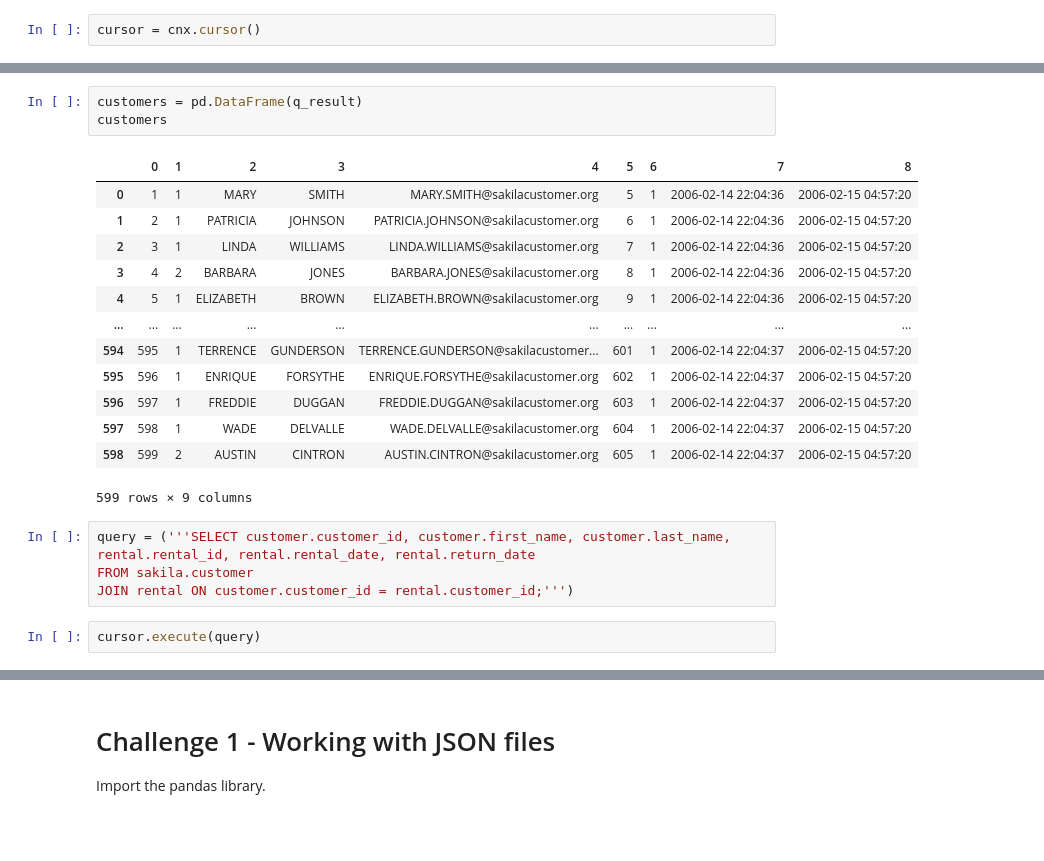
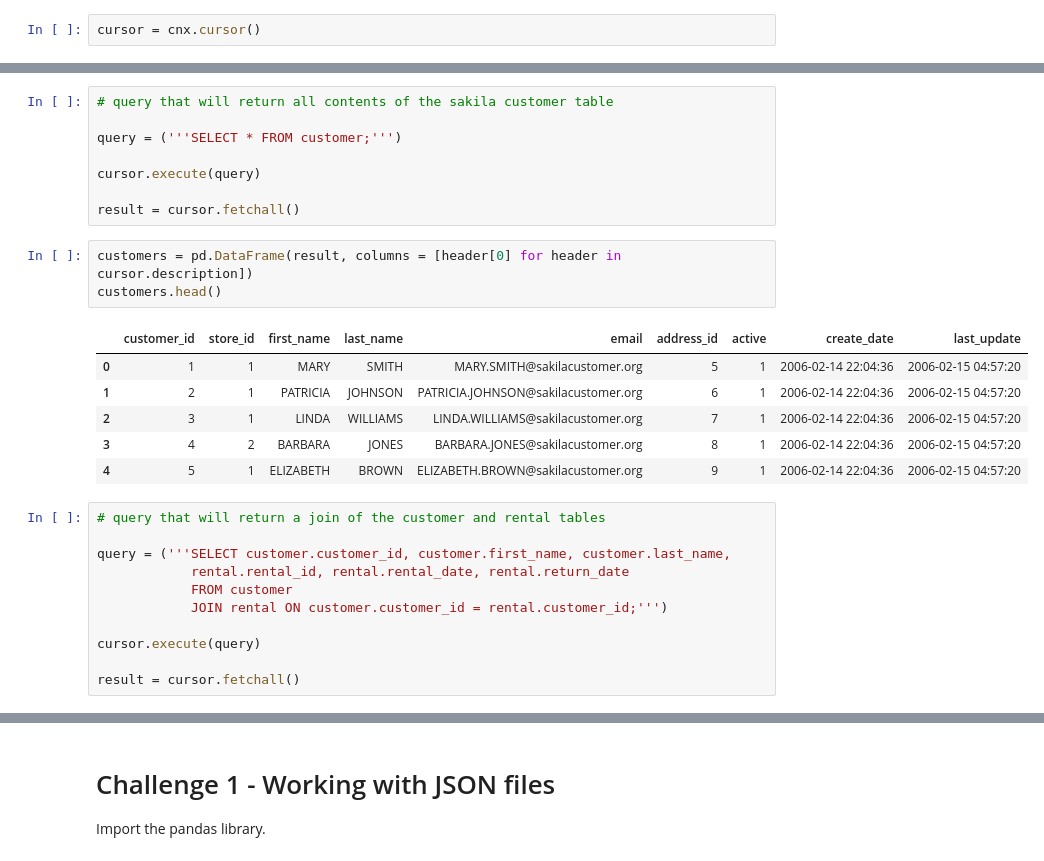
Before and after one commit to ta-data-lis/lab-import-export, a Jupyter notebook: your-code/main.ipynb, the cells around one changed output, grey strips where cells are left out. Saved outputs shown, nothing was run; the diff lists cells and outputs as text; blank space fills up the shorter version.

```diff
--- a/your-code/main.ipynb
+++ b/your-code/main.ipynb
@@ -54,23 +28,29 @@ q_result
-# %%
-customers = pd.DataFrame(q_result)
-customers
-# %% [output]
-|  | 0 | 1 | 2 | 3 | 4 | 5 | 6 | 7 | 8 |
-| 0 | 1 | 1 | MARY | SMITH | MARY.SMITH@sakilacustomer.org | 5 | 1 | 2006-02-14 22:04:36 | 2006-02-15 04:57:20 |
-| 1 | 2 | 1 | PATRICIA | JOHNSON | PATRICIA.JOHNSON@sakilacustomer.org | 6 | 1 | 2006-02-14 22:04:36 | 2006-02-15 04:57:20 |
-| 2 | 3 | 1 | LINDA | WILLIAMS | LINDA.WILLIAMS@sakilacustomer.org | 7 | 1 | 2006-02-14 22:04:36 | 2006-02-15 04:57:20 |
-| 3 | 4 | 2 | BARBARA | JONES | BARBARA.JONES@sakilacustomer.org | 8 | 1 | 2006-02-14 22:04:36 | 2006-02-15 04:57:20 |
-| 4 | 5 | 1 | ELIZABETH | BROWN | ELIZABETH.BROWN@sakilacustomer.org | 9 | 1 | 2006-02-14 22:04:36 | 2006-02-15 04:57:20 |
-| ... | ... | ... | ... | ... | ... | ... | ... | ... | ... |
-| 594 | 595 | 1 | TERRENCE | GUNDERSON | TERRENCE.GUNDERSON@sakilacustomer... | 601 | 1 | 2006-02-14 22:04:37 | 2006-02-15 04:57:20 |
-| 595 | 596 | 1 | ENRIQUE | FORSYTHE | ENRIQUE.FORSYTHE@sakilacustomer.org | 602 | 1 | 2006-02-14 22:04:37 | 2006-02-15 04:57:20 |
-| 596 | 597 | 1 | FREDDIE | DUGGAN | FREDDIE.DUGGAN@sakilacustomer.org | 603 | 1 | 2006-02-14 22:04:37 | 2006-02-15 04:57:20 |
-| 597 | 598 | 1 | WADE | DELVALLE | WADE.DELVALLE@sakilacustomer.org | 604 | 1 | 2006-02-14 22:04:37 | 2006-02-15 04:57:20 |
-| 598 | 599 | 2 | AUSTIN | CINTRON | AUSTIN.CINTRON@sakilacustomer.org | 605 | 1 | 2006-02-14 22:04:37 | 2006-02-15 04:57:20 |
-599 rows × 9 columns
+# %%
+# query that will return all contents of the sakila customer table
+
+query = ('''SELECT * FROM customer;''')
+
+cursor.execute(query)
+
+result = cursor.fetchall()
+# %%
+customers = pd.DataFrame(result, columns = [header[0] for header in cursor.description])
+customers.head()
+# %% [output]
+|  | customer_id | store_id | first_name | last_name | email | address_id | active | create_date | last_update |
+| 0 | 1 | 1 | MARY | SMITH | MARY.SMITH@sakilacustomer.org | 5 | 1 | 2006-02-14 22:04:36 | 2006-02-15 04:57:20 |
+| 1 | 2 | 1 | PATRICIA | JOHNSON | PATRICIA.JOHNSON@sakilacustomer.org | 6 | 1 | 2006-02-14 22:04:36 | 2006-02-15 04:57:20 |
+| 2 | 3 | 1 | LINDA | WILLIAMS | LINDA.WILLIAMS@sakilacustomer.org | 7 | 1 | 2006-02-14 22:04:36 | 2006-02-15 04:57:20 |
+| 3 | 4 | 2 | BARBARA | JONES | BARBARA.JONES@sakilacustomer.org | 8 | 1 | 2006-02-14 22:04:36 | 2006-02-15 04:57:20 |
+| 4 | 5 | 1 | ELIZABETH | BROWN | ELIZABETH.BROWN@sakilacustomer.org | 9 | 1 | 2006-02-14 22:04:36 | 2006-02-15 04:57:20 |
 # %%
-query = ('''SELECT customer.customer_id, customer.first_name, customer.last_name, rental.rental_id, rental.rental_date, rental.return_date
-FROM sakila.customer
-JOIN rental ON customer.customer_id = rental.customer_id;''')
+# query that will return a join of the customer and rental tables
+
+query = ('''SELECT customer.customer_id, customer.first_name, customer.last_name,
+            rental.rental_id, rental.rental_date, rental.return_date
+            FROM customer
+            JOIN rental ON customer.customer_id = rental.customer_id;''')
+
+cursor.execute(query)
+
+result = cursor.fetchall()
-# %%
-cursor.execute(query)
```
Also changed, not shown: parts of 32 cells of this notebook, 3 other files.
